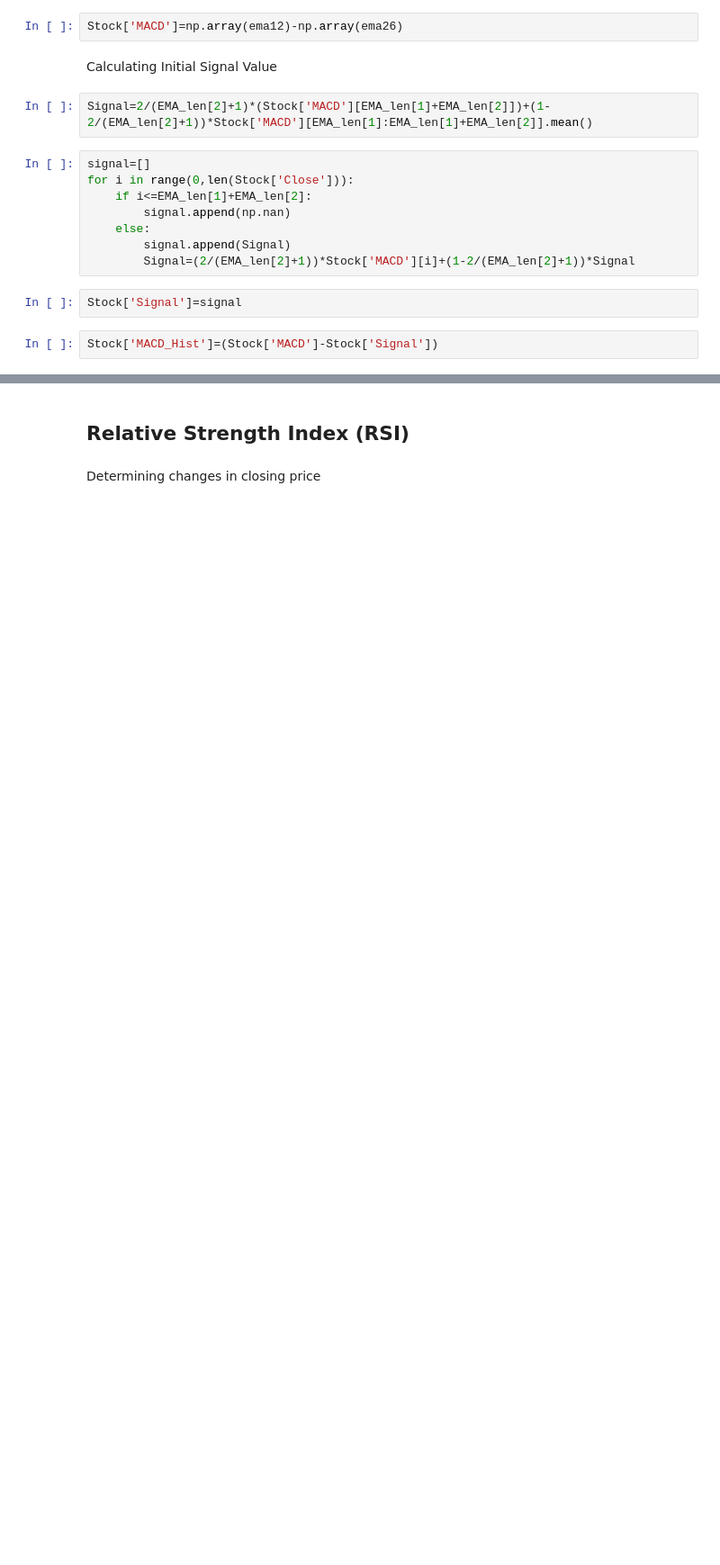
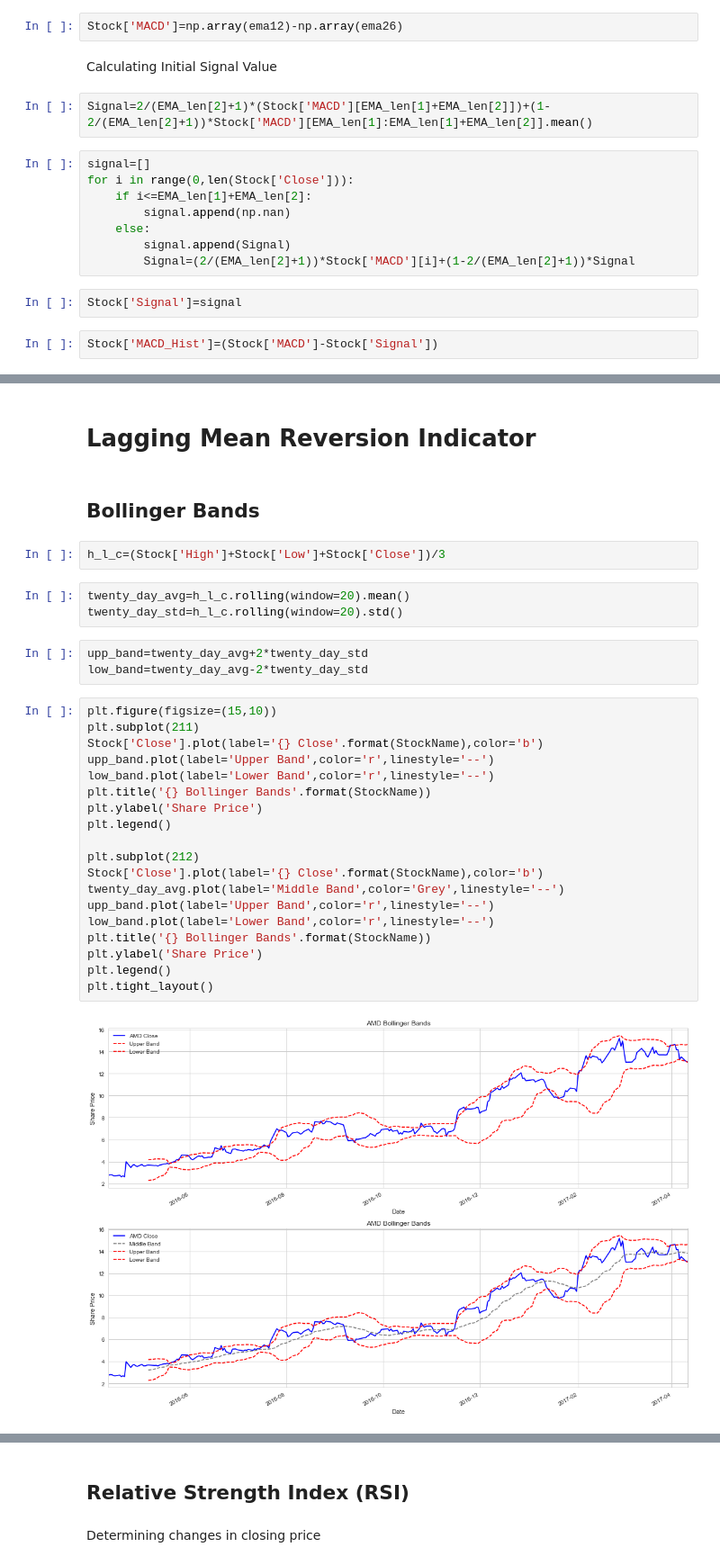
Before and after one commit to spm7/Stock-Ticker---Quantitative-Analysis, a Jupyter notebook: Stock Analytics.ipynb, the cells around one changed output, grey strips where cells are left out. Shown at 90% size. Saved outputs shown, nothing was run; the diff lists cells and outputs as text; blank space fills up the shorter version.

```diff
--- a/Stock Analytics.ipynb
+++ b/Stock Analytics.ipynb
@@ -135,3 +137,36 @@ plt.title('MACD Histogram')
 plt.tight_layout()
 # %% [output]
 [figure]
+# %% [markdown]
+# Lagging Mean Reversion Indicator
+# %% [markdown]
+## Bollinger Bands
+# %%
+h_l_c=(Stock['High']+Stock['Low']+Stock['Close'])/3
+# %%
+twenty_day_avg=h_l_c.rolling(window=20).mean()
+twenty_day_std=h_l_c.rolling(window=20).std()
+# %%
+upp_band=twenty_day_avg+2*twenty_day_std
+low_band=twenty_day_avg-2*twenty_day_std
+# %%
+plt.figure(figsize=(15,10))
+plt.subplot(211)
+Stock['Close'].plot(label='{} Close'.format(StockName),color='b')
+upp_band.plot(label='Upper Band',color='r',linestyle='--')
+low_band.plot(label='Lower Band',color='r',linestyle='--')
+plt.title('{} Bollinger Bands'.format(StockName))
+plt.ylabel('Share Price')
+plt.legend()
+
+plt.subplot(212)
+Stock['Close'].plot(label='{} Close'.format(StockName),color='b')
+twenty_day_avg.plot(label='Middle Band',color='Grey',linestyle='--')
+upp_band.plot(label='Upper Band',color='r',linestyle='--')
+low_band.plot(label='Lower Band',color='r',linestyle='--')
+plt.title('{} Bollinger Bands'.format(StockName))
+plt.ylabel('Share Price')
+plt.legend()
+plt.tight_layout()
+# %% [output]
+[figure, added]
```
Also changed, not shown: parts of 15 cells of this notebook.
